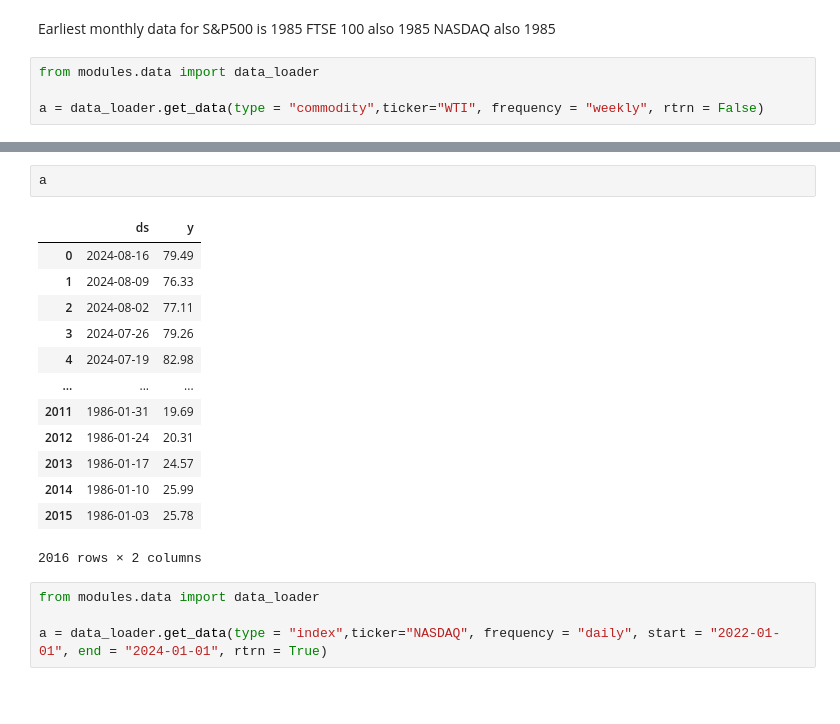
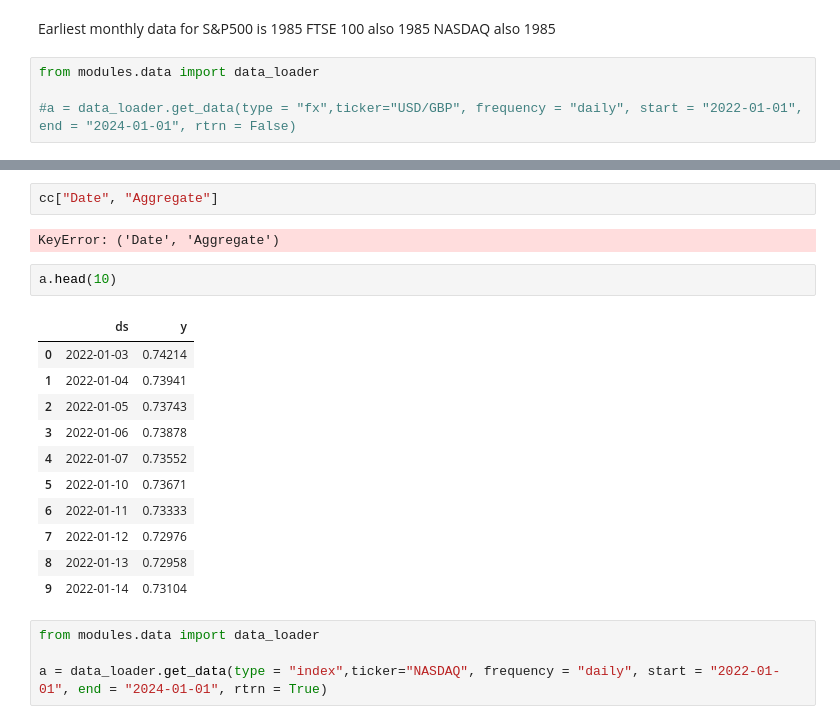
Before and after one commit to filip-topic/Time-Series-Foundation-Models-in-Financial-time-series-prediction, a Jupyter notebook: notebook.ipynb, the cells around one changed output, grey strips where cells are left out. Drawn from its saved outputs; the diff is of its cells as text; blank space fills up the shorter version.

```diff
--- a/notebook.ipynb
+++ b/notebook.ipynb
@@ -17,4 +17,4 @@ NASDAQ also 1985
 # %%
 from modules.data import data_loader
 
-a = data_loader.get_data(type = "commodity",ticker="WTI", frequency = "weekly", rtrn = False)
+#a = data_loader.get_data(type = "fx",ticker="USD/GBP", frequency = "daily", start = "2022-01-01", end = "2024-01-01", rtrn = False)
@@ -21,19 +39,21 @@ a = data_loader.get_data(type = "commodity",ticker="WTI", frequency = "weekly",
+# %%
+cc["Date", "Aggregate"]
+# %% [output]
+KeyError: ('Date', 'Aggregate')
 # %%
-a
+a.head(10)
 # %% [output]
 |  | ds | y |
-| 0 | 2024-08-16 | 79.49 |
-| 1 | 2024-08-09 | 76.33 |
-| 2 | 2024-08-02 | 77.11 |
-| 3 | 2024-07-26 | 79.26 |
-| 4 | 2024-07-19 | 82.98 |
-| ... | ... | ... |
-| 2011 | 1986-01-31 | 19.69 |
-| 2012 | 1986-01-24 | 20.31 |
-| 2013 | 1986-01-17 | 24.57 |
-| 2014 | 1986-01-10 | 25.99 |
-| 2015 | 1986-01-03 | 25.78 |
+| 0 | 2022-01-03 | 0.74214 |
+| 1 | 2022-01-04 | 0.73941 |
+| 2 | 2022-01-05 | 0.73743 |
+| 3 | 2022-01-06 | 0.73878 |
+| 4 | 2022-01-07 | 0.73552 |
+| 5 | 2022-01-10 | 0.73671 |
+| 6 | 2022-01-11 | 0.73333 |
+| 7 | 2022-01-12 | 0.72976 |
+| 8 | 2022-01-13 | 0.72958 |
+| 9 | 2022-01-14 | 0.73104 |
-2016 rows × 2 columns
 # %%
 from modules.data import data_loader
 
```
Also changed, not shown: parts of 2 cells of this notebook, 2 other files.
